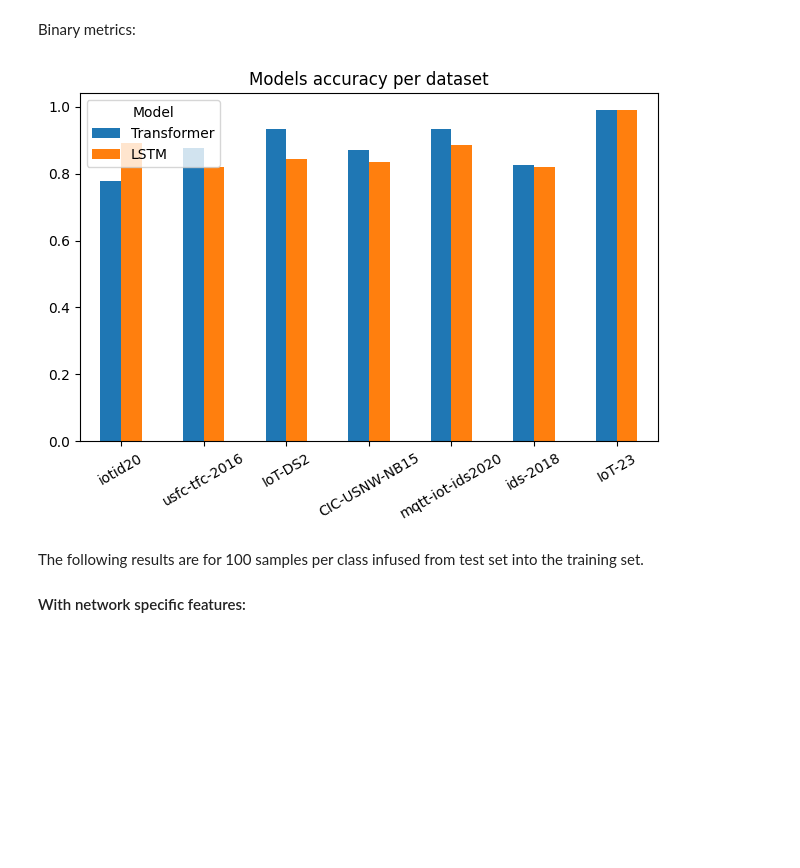
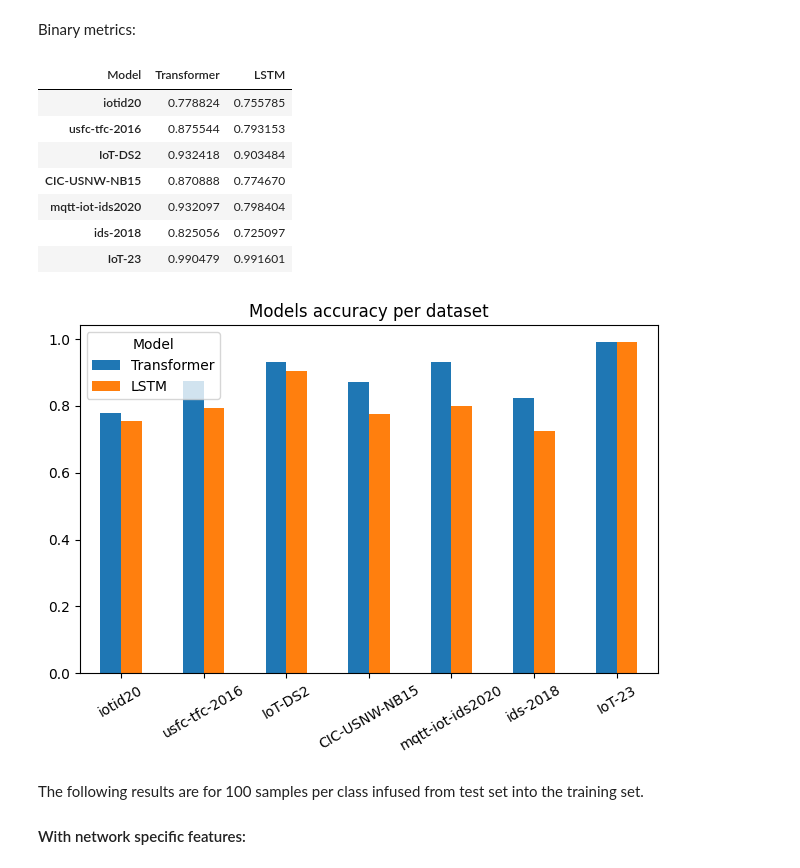
Before and after one commit to thetonk/master-thesis, a Jupyter notebook: notebooks/experiments-results-transfer-learning.ipynb, the cells around one changed output. Drawn from its saved outputs; the diff is of its cells as text; code cells hidden in the pictures; blank space fills up the shorter version.

Commit message:
fix results files, add overall model transfer learning performance plots

```diff
--- a/notebooks/experiments-results-transfer-learning.ipynb
+++ b/notebooks/experiments-results-transfer-learning.ipynb
@@ -10,20 +10,22 @@ Here you will find plots and statistics related to experiments conducted for my
 Loading global constant variables as well as useful functions
 # %%
 import pandas as pd
+import matplotlib.pyplot as plt
+from IPython.display import display
 
 DATASET_NAMES = ("iotid20", "usfc-tfc-2016", "IoT-DS2", "CIC-USNW-NB15", "mqtt-iot-ids2020", "ids-2018", "IoT-23")
 DATASET_MAP = dict(zip(range(1, len(DATASET_NAMES) + 1), DATASET_NAMES))
 
-def get_models_performance(transformer_csv, lstm_csv):
+def get_models_performance(transformer_csv, lstm_csv, metric="Accuracy"):
     transformer_df = pd.read_csv(transformer_csv)
     lstm_df = pd.read_csv(lstm_csv)
     normal_accuracy_per_dataset = pd.DataFrame()
     attack_accuracy_per_dataset = pd.DataFrame()
     for i, dataset_name in DATASET_MAP.items():
-        trans_normals_accuracy = transformer_df.loc[(transformer_df["Class"] == 'Normal') & (transformer_df["Fold #"] == i)]["Accuracy"].mean()
-        trans_attack_accuracy = transformer_df.loc[(transformer_df["Class"] == 'Attack') & (transformer_df["Fold #"] == i)]["Accuracy"].mean()
-        lstm_normals_accuracy = lstm_df.loc[(lstm_df["Class"] == 'Normal') & (lstm_df["Fold #"] == i)]["Accuracy"].mean()
-        lstm_attack_accuracy = lstm_df.loc[(lstm_df["Class"] == 'Attack') & (lstm_df["Fold #"] == i)]["Accuracy"].mean()
+        trans_normals_accuracy = transformer_df.loc[(transformer_df["Class"] == 'Normal') & (transformer_df["Fold #"] == i)][metric].mean()
+        trans_attack_accuracy = transformer_df.loc[(transformer_df["Class"] == 'Attack') & (transformer_df["Fold #"] == i)][metric].mean()
+        lstm_normals_accuracy = lstm_df.loc[(lstm_df["Class"] == 'Normal') & (lstm_df["Fold #"] == i)][metric].mean()
+        lstm_attack_accuracy = lstm_df.loc[(lstm_df["Class"] == 'Attack') & (lstm_df["Fold #"] == i)][metric].mean()
         normal_accuracy_per_dataset[dataset_name] = [trans_normals_accuracy, lstm_normals_accuracy]
         normal_accuracy_per_dataset["Model"] = ["Transformer", "LSTM"]
         attack_accuracy_per_dataset[dataset_name] = [trans_attack_accuracy, lstm_attack_accuracy]
@@ -33,13 +35,13 @@ def get_models_performance(transformer_csv, lstm_csv):
     normal_accuracy_per_dataset = normal_accuracy_per_dataset.set_index("Model")
     return attack_accuracy_per_dataset, normal_accuracy_per_dataset
 
-def get_binary_models_performance(transformer_csv, lstm_csv):
+def get_binary_models_performance(transformer_csv, lstm_csv, metric="Accuracy"):
     transformer_df = pd.read_csv(transformer_csv)
     lstm_df = pd.read_csv(lstm_csv)
     accuracy_per_dataset = pd.DataFrame()
     for i, dataset_name in DATASET_MAP.items():
-        trans_accuracy = transformer_df.loc[transformer_df["Fold #"] == i]["Accuracy"].mean()
-        lstm_accuracy = lstm_df.loc[lstm_df["Fold #"] == i]["Accuracy"].mean()
+        trans_accuracy = transformer_df.loc[transformer_df["Fold #"] == i][metric].mean()
+        lstm_accuracy = lstm_df.loc[lstm_df["Fold #"] == i][metric].mean()
         accuracy_per_dataset[dataset_name] = [trans_accuracy, lstm_accuracy]
         accuracy_per_dataset["Model"] = ["Transformer", "LSTM"]
     accuracy_per_dataset = accuracy_per_dataset.set_index("Model")
@@ -190,15 +228,27 @@ Binary metrics:
 # %%
 transformer_csv = "../tests/results/reports/transformer/few_shot/1000_samples/without_network_specific_features_improved/30_epochs_early_stop/binary_metrics/results_transformer_TL_removed_few_shot.csv"
 lstm_csv = "../tests/results/reports/lstm/few_shot/1000_samples/without_network_specific_features_improved/5_epochs_early_stop/binary_metrics/results_lstm_TL_removed_few_shot.csv"
 accuracy_per_dataset = get_binary_models_performance(transformer_csv, lstm_csv)
+precision_per_dataset = get_binary_models_performance(transformer_csv, lstm_csv, "Precision")
+recall_per_dataset = get_binary_models_performance(transformer_csv, lstm_csv, "Recall")
+f1_per_dataset = get_binary_models_performance(transformer_csv, lstm_csv, "F1 Score")
 
+display(accuracy_per_dataset.T)
 ax = accuracy_per_dataset.T.plot(kind='bar', rot=30)
 ax.set_title("Models accuracy per dataset")
 fig = ax.get_figure()
 fig.tight_layout(h_pad=3)
 fig.savefig("model_accuracy_removed_few_shot_1000.pdf")
 # %% [output]
+| Model | Transformer | LSTM |
+| iotid20 | 0.778824 | 0.755785 |
+| usfc-tfc-2016 | 0.875544 | 0.793153 |
+| IoT-DS2 | 0.932418 | 0.903484 |
+| CIC-USNW-NB15 | 0.870888 | 0.774670 |
+| mqtt-iot-ids2020 | 0.932097 | 0.798404 |
+| ids-2018 | 0.825056 | 0.725097 |
+| IoT-23 | 0.990479 | 0.991601 |
-[figure, old version]
+[figure, new version]
 # %% [markdown]
 The following results are for 100 samples per class infused from test set into the training set.
 #### With network specific features:
```
Also changed, not shown: parts of 7 cells of this notebook, 5 other files.
